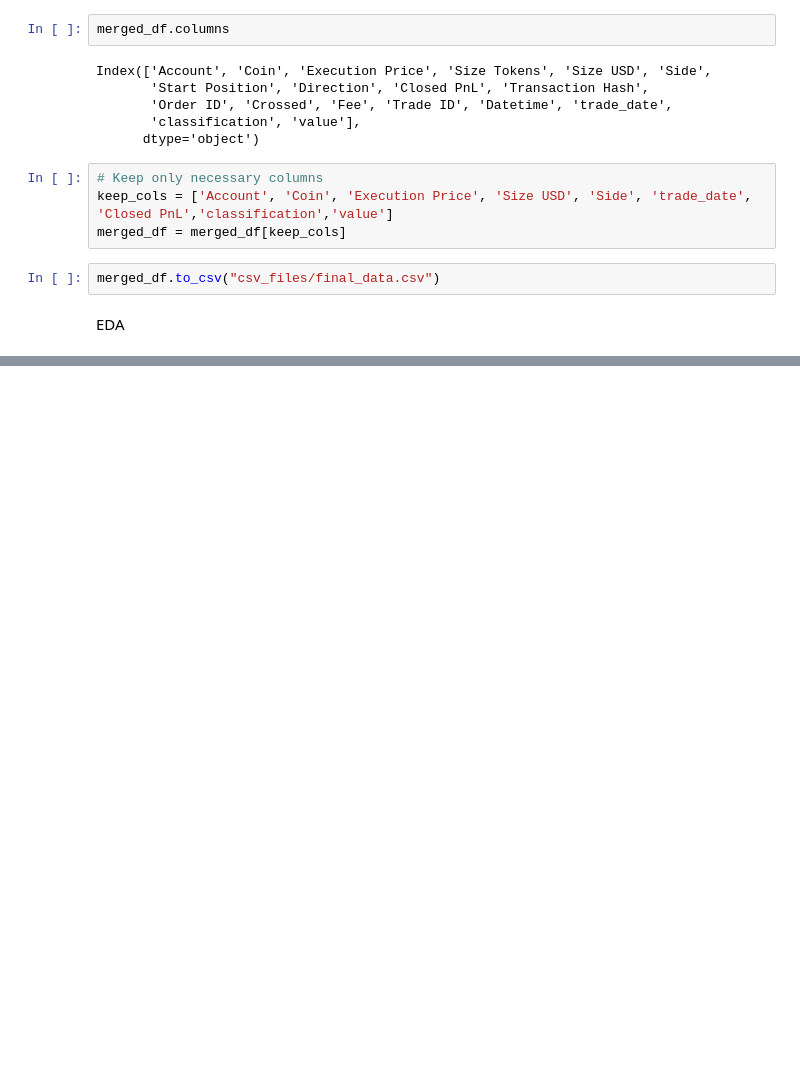
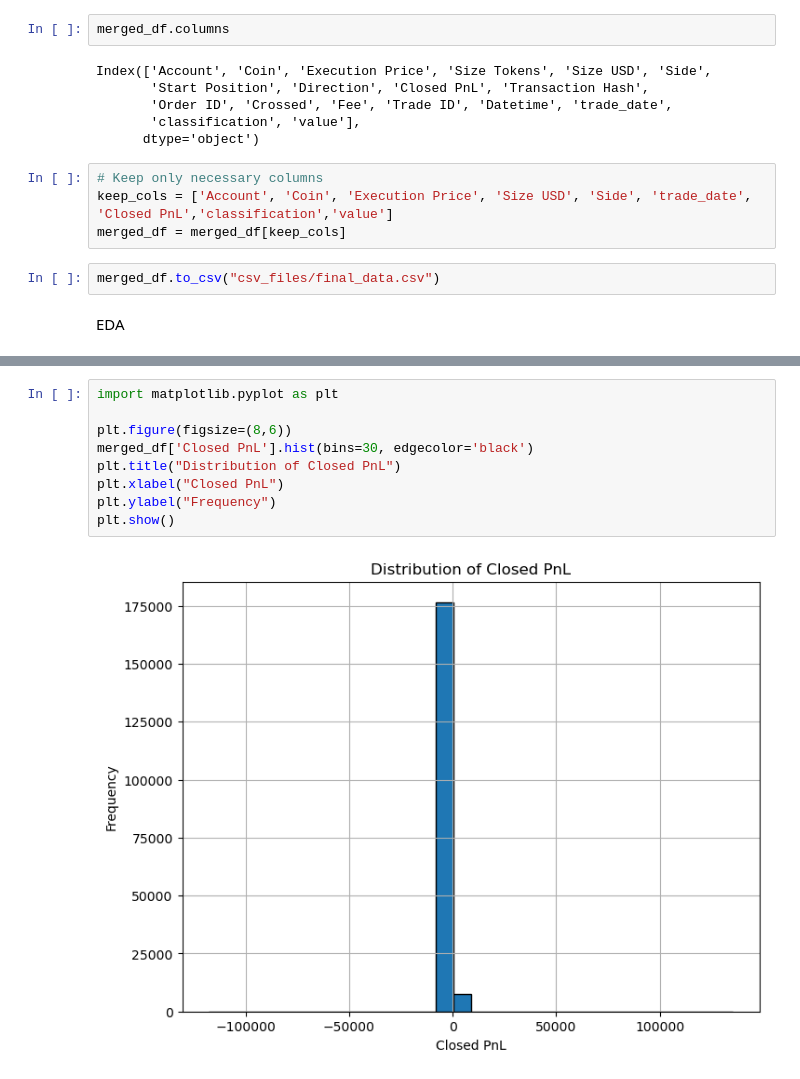
Before and after one commit to artibiradar13/Crypto-Traders-Analysis, a Jupyter notebook: notebook1.ipynb, the cells around one changed output, grey strips where cells are left out. Drawn from its saved outputs; the diff is of its cells as text; blank space fills up the shorter version.

```diff
--- a/notebook1.ipynb
+++ b/notebook1.ipynb
@@ -189,0 +253,11 @@ plt.show()
+# %%
+import matplotlib.pyplot as plt
+
+plt.figure(figsize=(8,6))
+merged_df['Closed PnL'].hist(bins=30, edgecolor='black')
+plt.title("Distribution of Closed PnL")
+plt.xlabel("Closed PnL")
+plt.ylabel("Frequency")
+plt.show()
+# %% [output]
+[figure, added]
```
Also changed, not shown: parts of 14 cells of this notebook.
